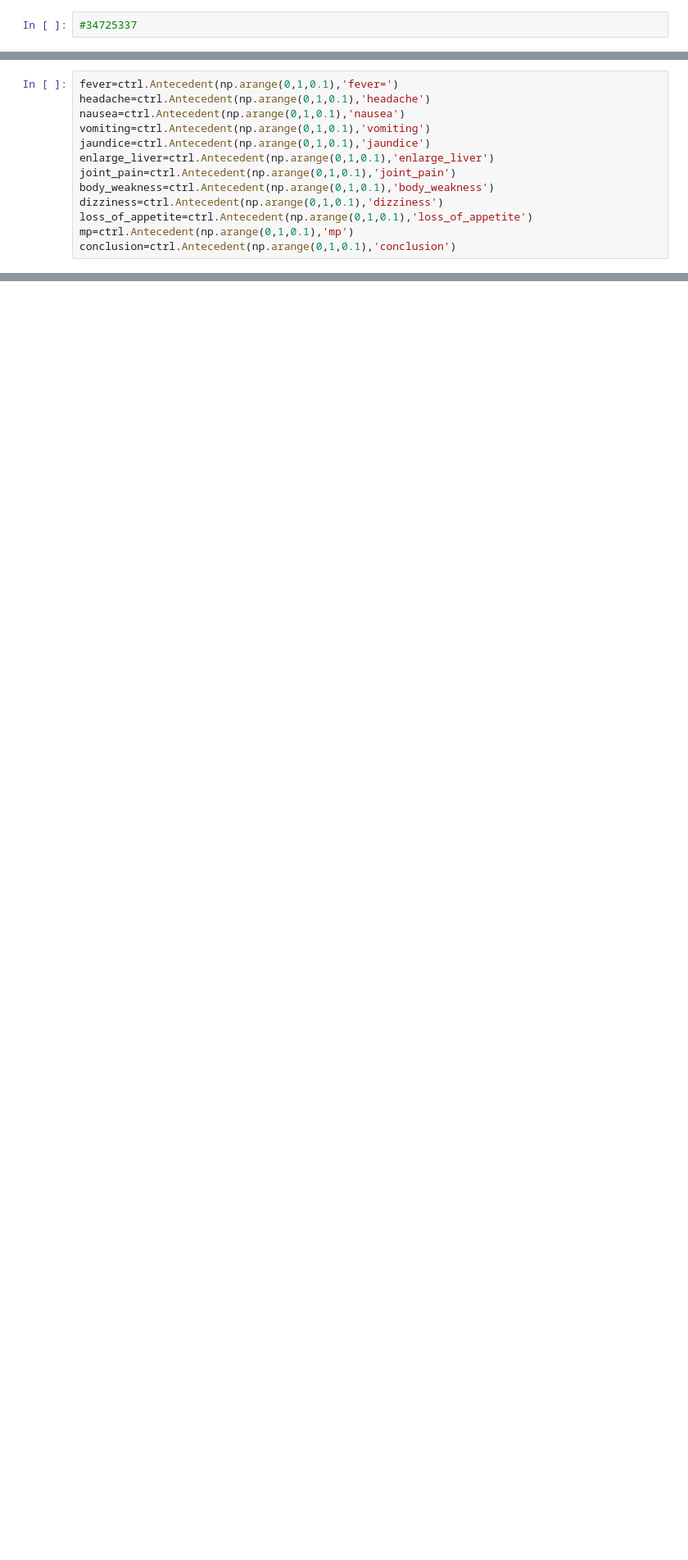
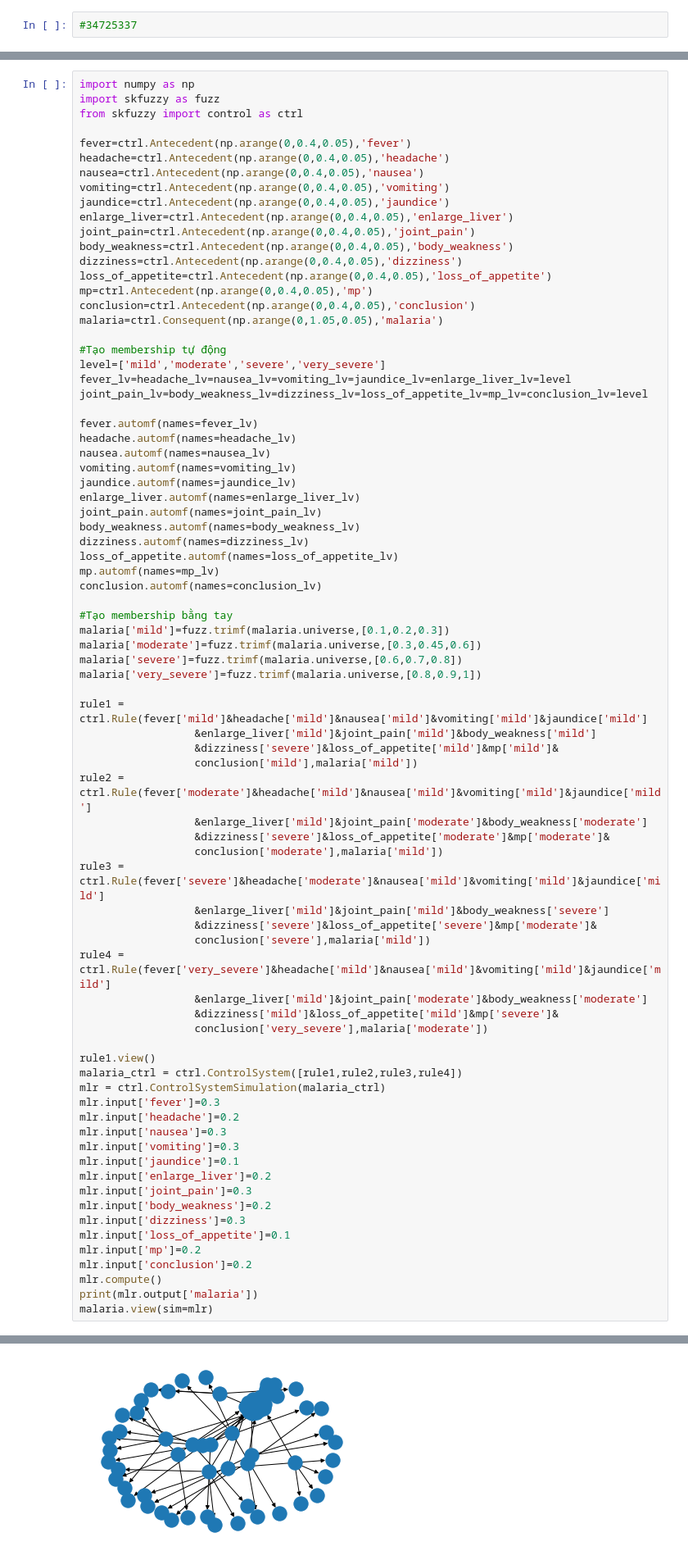
Before and after one commit to ktonon0401/AI-training, a Jupyter notebook: HW1.ipynb, the cells around one changed output, grey strips where cells are left out. Shown: that part at 82% size. Drawn from its saved outputs; the diff is of its cells as text; blank space fills up the shorter version.

```diff
--- a/HW1.ipynb
+++ b/HW1.ipynb
@@ -78,13 +67,79 @@ from skfuzzy import control as ctrl
 # %%
-fever=ctrl.Antecedent(np.arange(0,1,0.1),'fever=')
-headache=ctrl.Antecedent(np.arange(0,1,0.1),'headache')
-nausea=ctrl.Antecedent(np.arange(0,1,0.1),'nausea')
-vomiting=ctrl.Antecedent(np.arange(0,1,0.1),'vomiting')
-jaundice=ctrl.Antecedent(np.arange(0,1,0.1),'jaundice')
-enlarge_liver=ctrl.Antecedent(np.arange(0,1,0.1),'enlarge_liver')
-joint_pain=ctrl.Antecedent(np.arange(0,1,0.1),'joint_pain')
-body_weakness=ctrl.Antecedent(np.arange(0,1,0.1),'body_weakness')
-dizziness=ctrl.Antecedent(np.arange(0,1,0.1),'dizziness')
-loss_of_appetite=ctrl.Antecedent(np.arange(0,1,0.1),'loss_of_appetite')
-mp=ctrl.Antecedent(np.arange(0,1,0.1),'mp')
-conclusion=ctrl.Antecedent(np.arange(0,1,0.1),'conclusion')
+import numpy as np
+import skfuzzy as fuzz
+from skfuzzy import control as ctrl
+
+fever=ctrl.Antecedent(np.arange(0,0.4,0.05),'fever')
+headache=ctrl.Antecedent(np.arange(0,0.4,0.05),'headache')
+nausea=ctrl.Antecedent(np.arange(0,0.4,0.05),'nausea')
+vomiting=ctrl.Antecedent(np.arange(0,0.4,0.05),'vomiting')
+jaundice=ctrl.Antecedent(np.arange(0,0.4,0.05),'jaundice')
+enlarge_liver=ctrl.Antecedent(np.arange(0,0.4,0.05),'enlarge_liver')
+joint_pain=ctrl.Antecedent(np.arange(0,0.4,0.05),'joint_pain')
+body_weakness=ctrl.Antecedent(np.arange(0,0.4,0.05),'body_weakness')
+dizziness=ctrl.Antecedent(np.arange(0,0.4,0.05),'dizziness')
+loss_of_appetite=ctrl.Antecedent(np.arange(0,0.4,0.05),'loss_of_appetite')
+mp=ctrl.Antecedent(np.arange(0,0.4,0.05),'mp')
+conclusion=ctrl.Antecedent(np.arange(0,0.4,0.05),'conclusion')
+malaria=ctrl.Consequent(np.arange(0,1.05,0.05),'malaria')
+
+#Tạo membership tự động
+level=['mild','moderate','severe','very_severe']
+fever_lv=headache_lv=nausea_lv=vomiting_lv=jaundice_lv=enlarge_liver_lv=level
+joint_pain_lv=body_weakness_lv=dizziness_lv=loss_of_appetite_lv=mp_lv=conclusion_lv=level
+
+fever.automf(names=fever_lv)
+headache.automf(names=headache_lv)
+nausea.automf(names=nausea_lv)
+vomiting.automf(names=vomiting_lv)
+jaundice.automf(names=jaundice_lv)
+enlarge_liver.automf(names=enlarge_liver_lv)
+joint_pain.automf(names=joint_pain_lv)
+body_weakness.automf(names=body_weakness_lv)
+dizziness.automf(names=dizziness_lv)
+loss_of_appetite.automf(names=loss_of_appetite_lv)
+mp.automf(names=mp_lv)
+conclusion.automf(names=conclusion_lv)
+
+#Tạo membership bằng tay
+malaria['mild']=fuzz.trimf(malaria.universe,[0.1,0.2,0.3])
+malaria['moderate']=fuzz.trimf(malaria.universe,[0.3,0.45,0.6])
+malaria['severe']=fuzz.trimf(malaria.universe,[0.6,0.7,0.8])
+malaria['very_severe']=fuzz.trimf(malaria.universe,[0.8,0.9,1])
+
+rule1 = ctrl.Rule(fever['mild']&headache['mild']&nausea['mild']&vomiting['mild']&jaundice['mild']
+                  &enlarge_liver['mild']&joint_pain['mild']&body_weakness['mild']
+                  &dizziness['severe']&loss_of_appetite['mild']&mp['mild']&
+                  conclusion['mild'],malaria['mild'])
+rule2 = ctrl.Rule(fever['moderate']&headache['mild']&nausea['mild']&vomiting['mild']&jaundice['mild']
+                  &enlarge_liver['mild']&joint_pain['moderate']&body_weakness['moderate']
+                  &dizziness['severe']&loss_of_appetite['moderate']&mp['moderate']&
+                  conclusion['moderate'],malaria['mild'])
+rule3 = ctrl.Rule(fever['severe']&headache['moderate']&nausea['mild']&vomiting['mild']&jaundice['mild']
+                  &enlarge_liver['mild']&joint_pain['mild']&body_weakness['severe']
+                  &dizziness['severe']&loss_of_appetite['severe']&mp['moderate']&
+                  conclusion['severe'],malaria['mild'])
+rule4 = ctrl.Rule(fever['very_severe']&headache['mild']&nausea['mild']&vomiting['mild']&jaundice['mild']
+                  &enlarge_liver['mild']&joint_pain['moderate']&body_weakness['moderate']
+                  &dizziness['mild']&loss_of_appetite['mild']&mp['severe']&
+                  conclusion['very_severe'],malaria['moderate'])
+
+rule1.view()
+malaria_ctrl = ctrl.ControlSystem([rule1,rule2,rule3,rule4])
+mlr = ctrl.ControlSystemSimulation(malaria_ctrl)
+mlr.input['fever']=0.3
+mlr.input['headache']=0.2
+mlr.input['nausea']=0.3
+mlr.input['vomiting']=0.3
+mlr.input['jaundice']=0.1
+mlr.input['enlarge_liver']=0.2
+mlr.input['joint_pain']=0.3
+mlr.input['body_weakness']=0.2
+mlr.input['dizziness']=0.3
+mlr.input['loss_of_appetite']=0.1
+mlr.input['mp']=0.2
+mlr.input['conclusion']=0.2
+mlr.compute()
+print(mlr.output['malaria'])
+malaria.view(sim=mlr)
+# %% [output]
@@ -90,0 +147 @@ conclusion=ctrl.Antecedent(np.arange(0,1,0.1),'conclusion')
+[figure, added]
```
Also changed, not shown: parts of 4 cells of this notebook.
